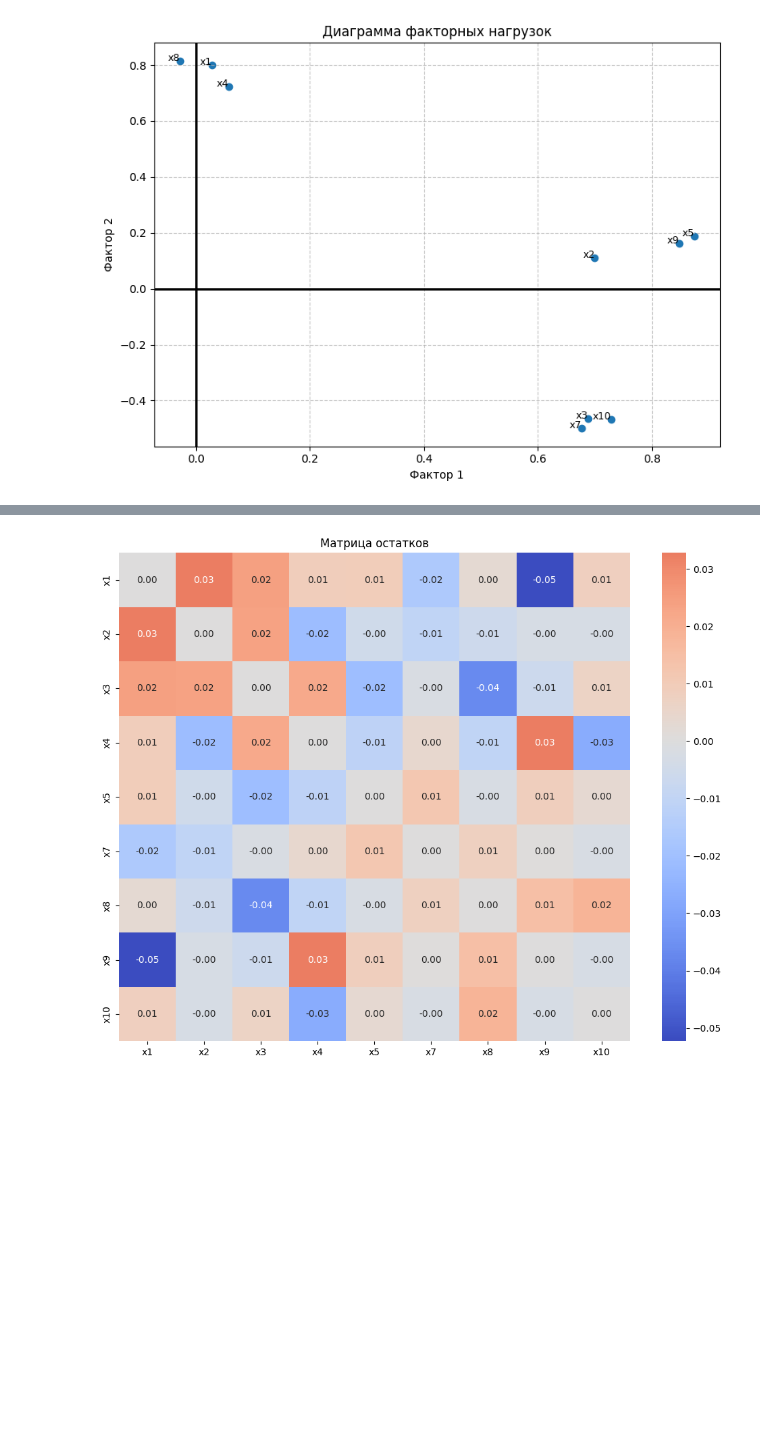
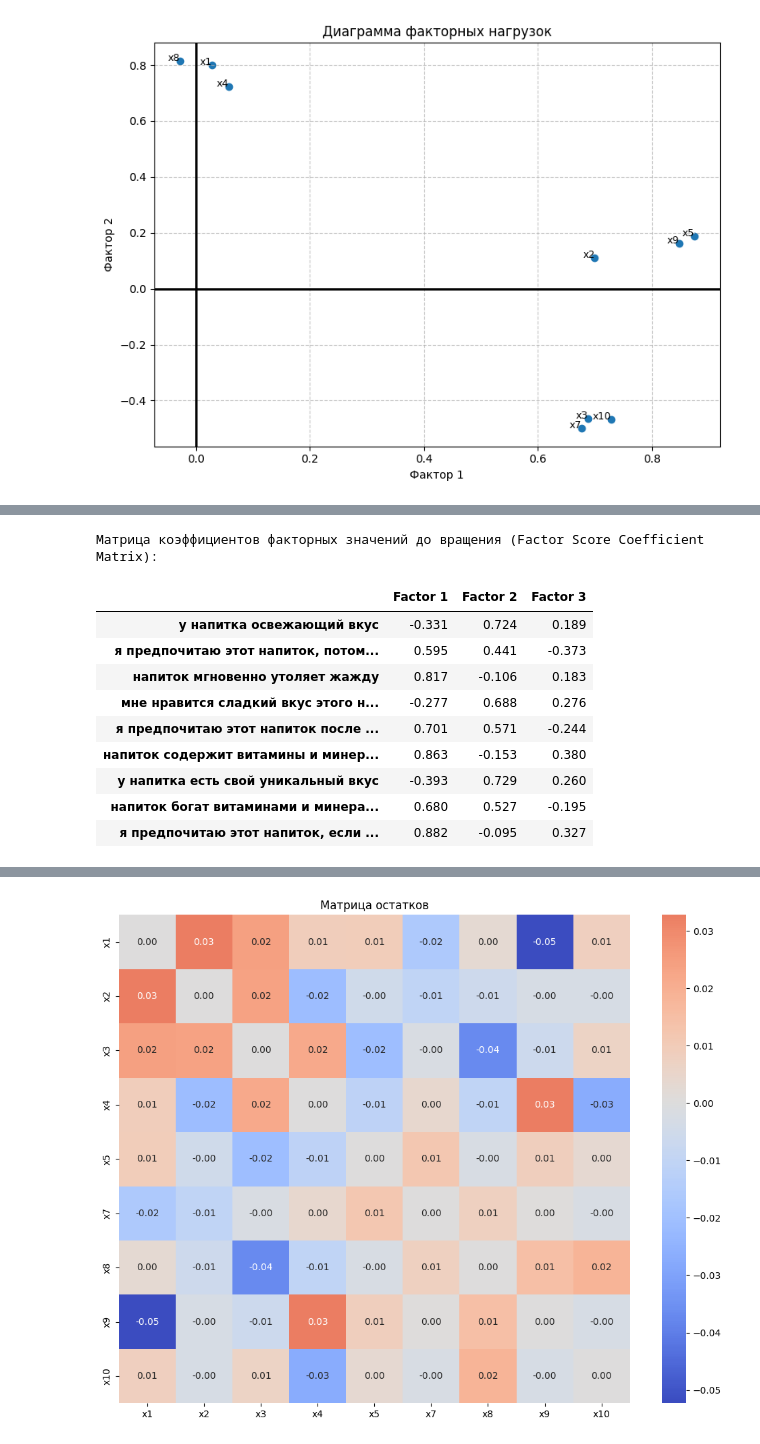
Before and after one commit to PetrBonyuk/data_analysis, a Jupyter notebook: factoranalis.ipynb, the cells around one changed output, grey strips where cells are left out. Cells and saved outputs as stored; diff of their text form; code cells hidden in the pictures; blank space fills up the shorter version.

```diff
--- a/factoranalis.ipynb
+++ b/factoranalis.ipynb
@@ -494,0 +386,42 @@ variance_table
+# %%
+# Названия переменных
+variable_names = [
+    "у напитка освежающий вкус",
+    "я предпочитаю этот напиток, потому что в нем меньше калорий, чем в других",
+    "напиток мгновенно утоляет жажду",
+    "мне нравится сладкий вкус этого напитка",
+    "я предпочитаю этот напиток после занятий спортом и физических нагрузок: он заряжает энергией",
+    "напиток содержит витамины и минералы, помогающие справиться с жаждой",
+    "у напитка есть свой уникальный вкус",
+    "напиток богат витаминами и минералами, полезными для здоровья",
+    "я предпочитаю этот напиток, если действительно хочется пить"
+]
+
+# Матрица коэффициентов факторных значений (Factor Score Coefficient Matrix)
+factor_score_coefficients = fa_no_rotation.loadings_
+
+# Округление значений для удобства чтения
+factor_score_coefficients = np.round(factor_score_coefficients, 3)
+
+# Создание DataFrame с новыми названиями переменных
+factor_score_coefficients_df = pd.DataFrame(
+    factor_score_coefficients,
+    columns=['Factor 1', 'Factor 2', 'Factor 3'],
+    index=variable_names  # Используем описательные названия
+)
+
+# Вывод матрицы коэффициентов факторных значений
+print("\nМатрица коэффициентов факторных значений до вращения (Factor Score Coefficient Matrix):")
+factor_score_coefficients_df
+# %% [output]
+Матрица коэффициентов факторных значений до вращения (Factor Score Coefficient Matrix):
+|  | Factor 1 | Factor 2 | Factor 3 |
+| у напитка освежающий вкус | -0.331 | 0.724 | 0.189 |
+| я предпочитаю этот напиток, потом... | 0.595 | 0.441 | -0.373 |
+| напиток мгновенно утоляет жажду | 0.817 | -0.106 | 0.183 |
+| мне нравится сладкий вкус этого н... | -0.277 | 0.688 | 0.276 |
+| я предпочитаю этот напиток после ... | 0.701 | 0.571 | -0.244 |
+| напиток содержит витамины и минер... | 0.863 | -0.153 | 0.380 |
+| у напитка есть свой уникальный вкус | -0.393 | 0.729 | 0.260 |
+| напиток богат витаминами и минера... | 0.680 | 0.527 | -0.195 |
+| я предпочитаю этот напиток, если ... | 0.882 | -0.095 | 0.327 |
```
Also changed, not shown: parts of 39 cells of this notebook.
